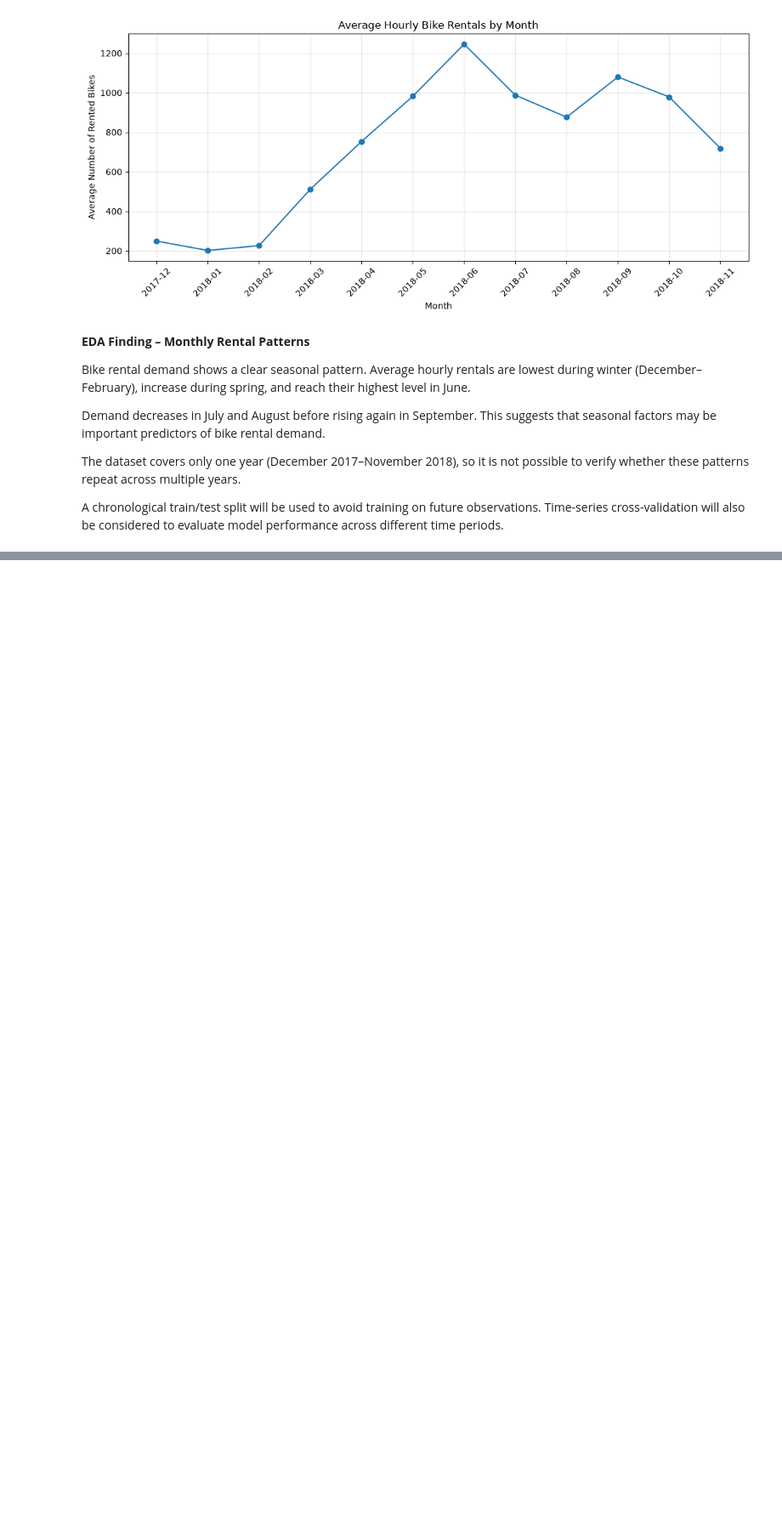
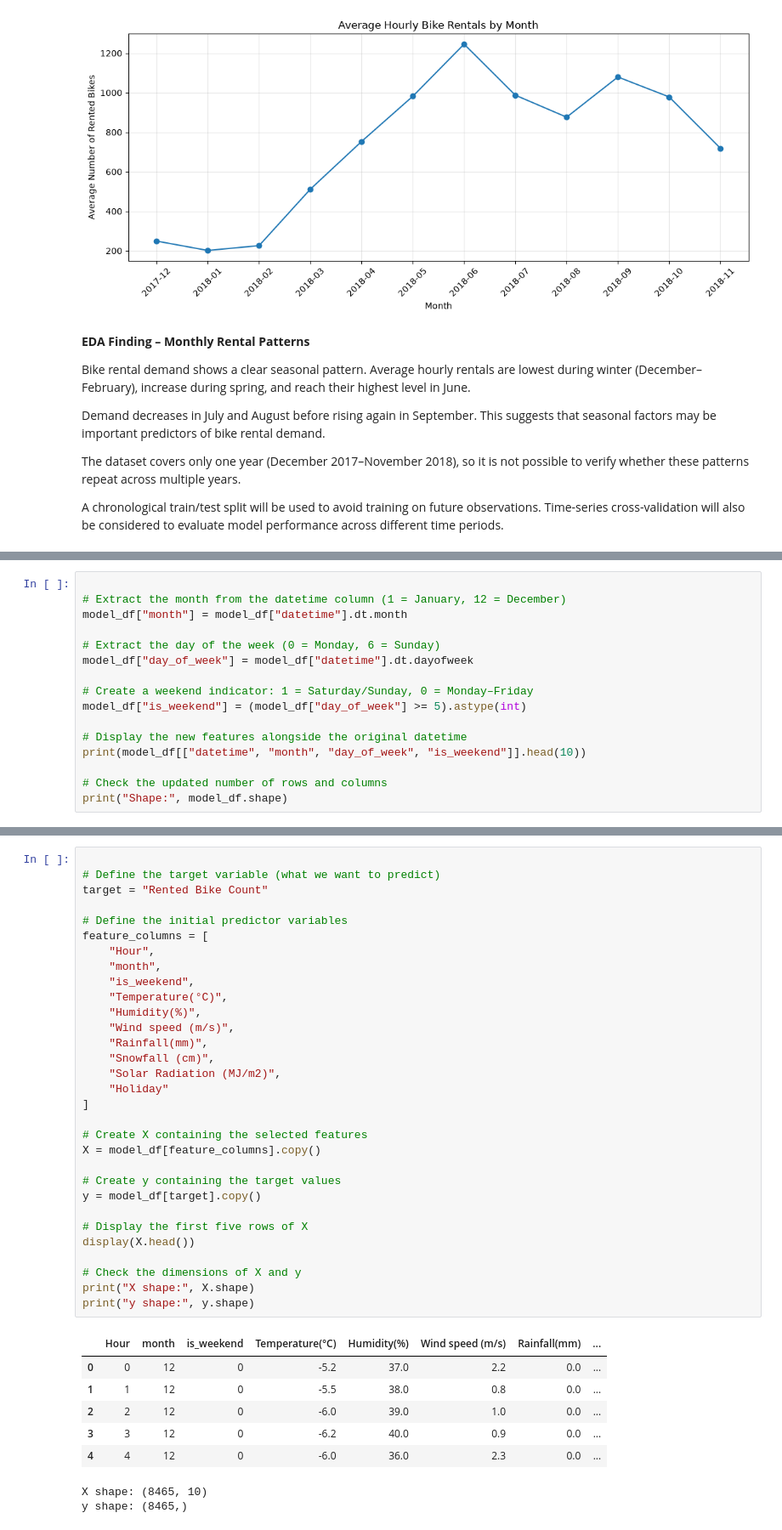
Before and after one commit to ChandaNovent/BikeFlow, a Jupyter notebook: 01_bikeflow_analysis.ipynb, the cells around one changed output, grey strips where cells are left out. Shown at 85% size. Drawn from its saved outputs; the diff is of its cells as text; blank space fills up the shorter version.

```diff
--- a/01_bikeflow_analysis.ipynb
+++ b/01_bikeflow_analysis.ipynb
@@ -777,0 +825,16 @@ A chronological train/test split will be used to avoid training on future observ
+# %%
+
+# Extract the month from the datetime column (1 = January, 12 = December)
+model_df["month"] = model_df["datetime"].dt.month
+
+# Extract the day of the week (0 = Monday, 6 = Sunday)
+model_df["day_of_week"] = model_df["datetime"].dt.dayofweek
+
+# Create a weekend indicator: 1 = Saturday/Sunday, 0 = Monday–Friday
+model_df["is_weekend"] = (model_df["day_of_week"] >= 5).astype(int)
+
+# Display the new features alongside the original datetime
+print(model_df[["datetime", "month", "day_of_week", "is_weekend"]].head(10))
+
+# Check the updated number of rows and columns
+print("Shape:", model_df.shape)
@@ -777,0 +868,40 @@ A chronological train/test split will be used to avoid training on future observ
+# %%
+
+# Define the target variable (what we want to predict)
+target = "Rented Bike Count"
+
+# Define the initial predictor variables
+feature_columns = [
+    "Hour",
+    "month",
+    "is_weekend",
+    "Temperature(°C)",
+    "Humidity(%)",
+    "Wind speed (m/s)",
+    "Rainfall(mm)",
+    "Snowfall (cm)",
+    "Solar Radiation (MJ/m2)",
+    "Holiday"
+]
+
+# Create X containing the selected features
+X = model_df[feature_columns].copy()
+
+# Create y containing the target values
+y = model_df[target].copy()
+
+# Display the first five rows of X
+display(X.head())
+
+# Check the dimensions of X and y
+print("X shape:", X.shape)
+print("y shape:", y.shape)
+# %% [output]
+|  | Hour | month | is_weekend | Temperature(°C) | Humidity(%) | Wind speed (m/s) | Rainfall(mm) | ... |
+| 0 | 0 | 12 | 0 | -5.2 | 37.0 | 2.2 | 0.0 | ... |
+| 1 | 1 | 12 | 0 | -5.5 | 38.0 | 0.8 | 0.0 | ... |
+| 2 | 2 | 12 | 0 | -6.0 | 39.0 | 1.0 | 0.0 | ... |
+| 3 | 3 | 12 | 0 | -6.2 | 40.0 | 0.9 | 0.0 | ... |
+| 4 | 4 | 12 | 0 | -6.0 | 36.0 | 2.3 | 0.0 | ... |
+X shape: (8465, 10)
+y shape: (8465,)
```
Also changed, not shown: parts of 11 cells of this notebook.
